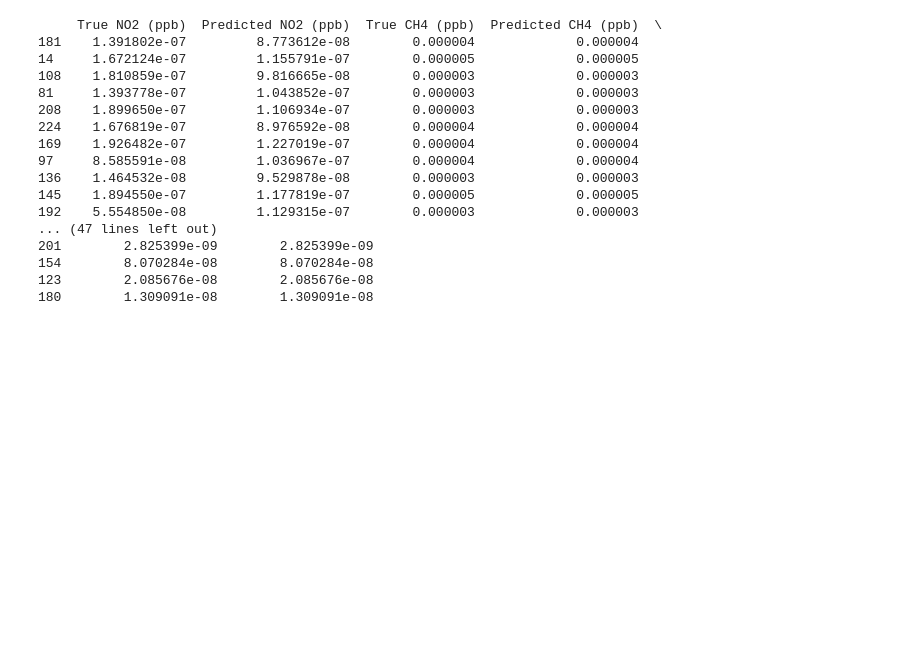
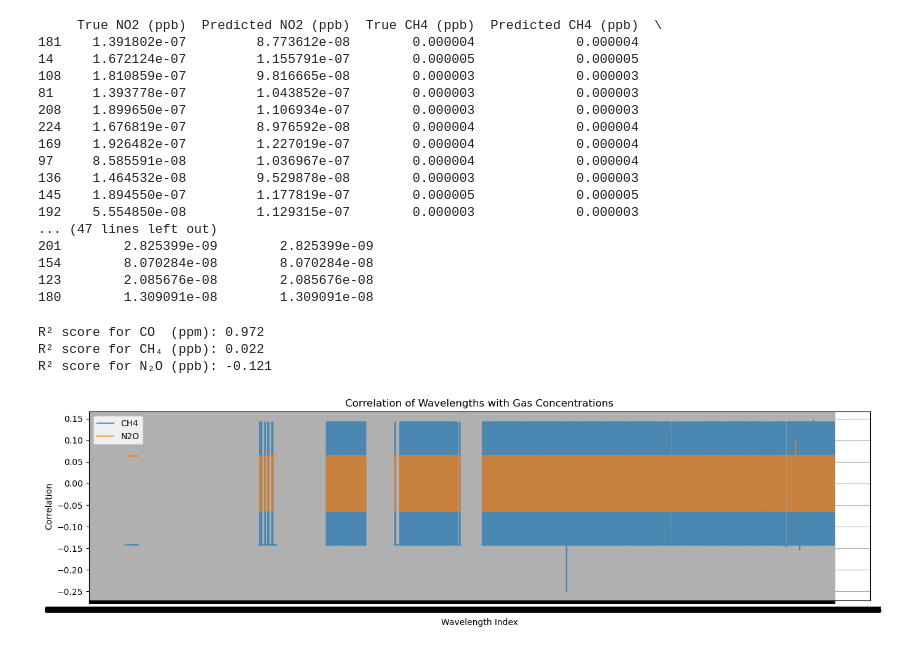
Before and after one commit to vpjuguilon/Physics-215_Project-PRISM, a Jupyter notebook: PCA.ipynb, the cells around one changed output. Drawn from its saved outputs; the diff is of its cells as text; code cells hidden in the pictures; blank space fills up the shorter version.

```diff
--- a/PCA.ipynb
+++ b/PCA.ipynb
@@ -95,5 +65,5 @@ plt.show()
 # %%
-labels_df = pd.read_csv('concentration_label_2.csv')
-concentrations = labels_df[['NO2 (ppb)', 'CH4 (ppb)']] * [1e-9, 1e-9]
+labels_df = pd.read_csv('concentration_label_3.csv')
+concentrations = labels_df
 print(concentrations.head())
 # %% [output]
@@ -177,3 +145,53 @@ print(results_df)
 154        8.070284e-08        8.070284e-08
 123        2.085676e-08        2.085676e-08
 180        1.309091e-08        1.309091e-08
+# %%
+from sklearn.cross_decomposition import PLSRegression
+from sklearn.model_selection import train_test_split
+from sklearn.metrics import r2_score, mean_squared_error
+
+# Define number of components (start with 5 or tune)
+n_components = 5
+
+# Split the data and labels
+X_train, X_test, y_train, y_test = train_test_split(data_scaled, concentrations, test_size=0.30)
+
+# Train PLS model
+pls = PLSRegression(n_components=n_components)
+pls.fit(X_train, y_train)
+
+# Predict
+y_pred = pls.predict(X_test)
+
+# Evaluate
+r2_co = r2_score(y_test['CO'], y_pred[:, 0])
+r2_ch4 = r2_score(y_test['CH4'], y_pred[:, 1])
+r2_n2o = r2_score(y_test['N2O'], y_pred[:, 2])
+
+print(f"R² score for CO  (ppm): {r2_co:.3f}")
+print(f"R² score for CH₄ (ppb): {r2_ch4:.3f}")
+print(f"R² score for N₂O (ppb): {r2_n2o:.3f}")
+# %% [output]
+R² score for CO  (ppm): 0.972
+R² score for CH₄ (ppb): 0.022
+R² score for N₂O (ppb): -0.121
+# %%
+import seaborn as sns
+import matplotlib.pyplot as plt
+
+corr_ch4 = data.corrwith(concentrations['CH4'])
+corr_n2o = data.corrwith(concentrations['N2O'])
+
+# Plot
+plt.figure(figsize=(14, 4))
+plt.plot(corr_ch4, label='CH4', alpha=0.7)
+plt.plot(corr_n2o, label='N2O', alpha=0.7)
+plt.title('Correlation of Wavelengths with Gas Concentrations')
+plt.xlabel('Wavelength Index')
+plt.ylabel('Correlation')
+plt.legend()
+plt.grid(True)
+plt.tight_layout()
+plt.show()
+# %% [output]
+[figure, added]
```
Also changed, not shown: parts of 5 cells of this notebook, 4 other files.
